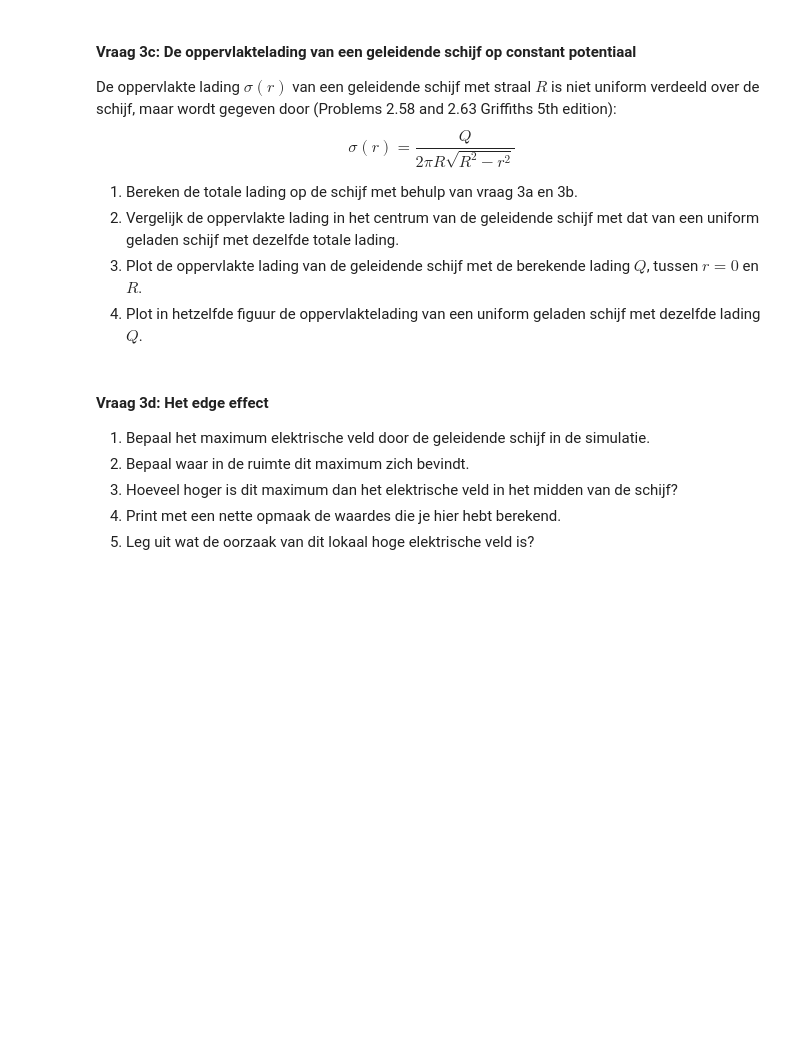
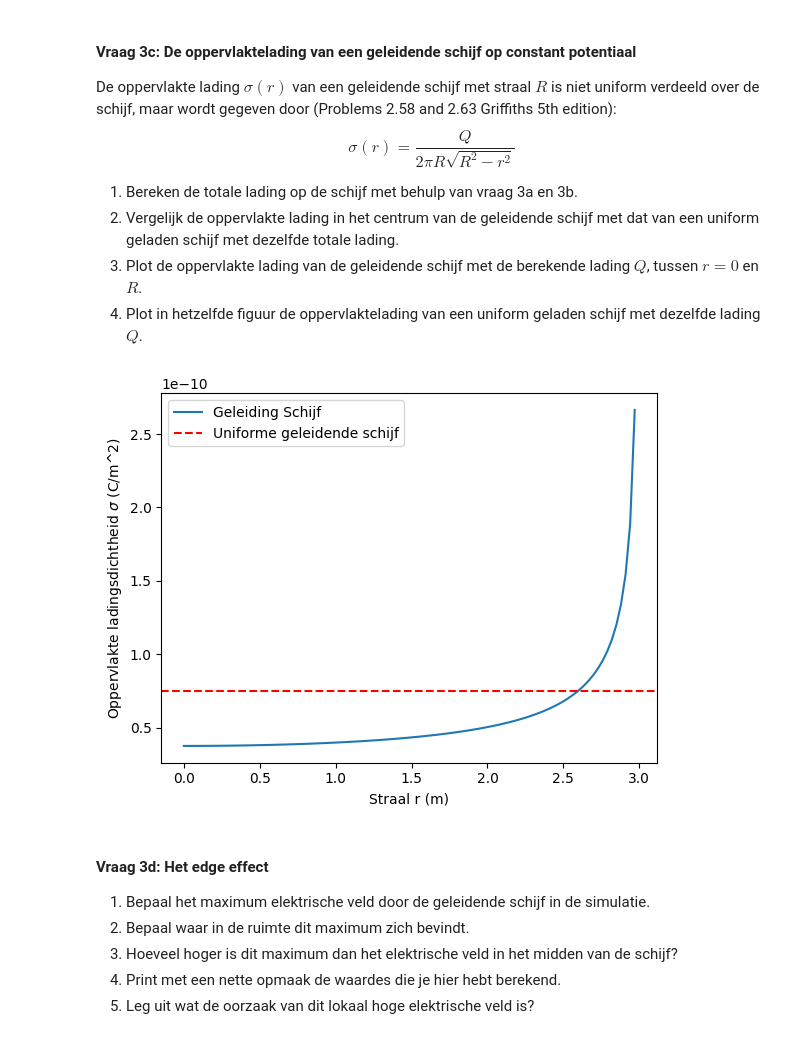
Before and after one commit to zidu2006/opdrachten-DEF-D, a Jupyter notebook: DigitaleOntwerpopdrachten/1CondensatorOpdracht/CondensatorOntwerpopdracht.ipynb, the cells around one changed output. Cells and saved outputs as stored; diff of their text form; code cells hidden in the pictures; blank space fills up the shorter version.

```diff
--- a/DigitaleOntwerpopdrachten/1CondensatorOpdracht/CondensatorOntwerpopdracht.ipynb
+++ b/DigitaleOntwerpopdrachten/1CondensatorOpdracht/CondensatorOntwerpopdracht.ipynb
@@ -289,0 +357,5 @@ plot_results_disk(Ez, Er, normE, V, r, z, grid_step, disk_radius, z_pos_disk1, z
+# %%
+epsilon0 = 8.854e-12
+
+sigma_mid = epsilon0 * E_mid
+print(f"De waarde van de oppervlakte ladingsdichtheid op het midden van de schijf is: {sigma_mid:.2e} C/m^2")
@@ -298,9 +372,26 @@ $$\sigma(r) = \frac{Q}{2 \pi R \sqrt{R^2 - r^2}}$$
 3. Plot de oppervlakte lading van de geleidende schijf met de berekende lading $Q$, tussen $r = 0$ en $R$.
 4. Plot in hetzelfde figuur de oppervlaktelading van een uniform geladen schijf met dezelfde lading $Q$.
 # %%
-###
-###Jouw code hier###
-###
+R = disk_radius
+Q_totaal = 8 * epsilon0 * R * V1
+
+sigma_uniform = Q_totaal / (np.pi * R**2)
+
+def sigma_geleiding(r, Q, R):
+    return Q / (2 * np.pi * R * np.sqrt(R**2 - r**2))
+
+r_test = np.linspace(0, R * 0.99, 100)
+sigma_test = sigma_geleiding(r_test, Q_totaal, R)
+
+plt.figure()
+plt.plot(r_test, sigma_test, label="Geleiding Schijf")
+plt.axhline(y = sigma_uniform, color='r', linestyle='--', label="Uniforme geleidende schijf")
+plt.xlabel("Straal r (m)")
+plt.ylabel("Oppervlakte ladingsdichtheid $\sigma$ (C/m^2)")
+plt.legend()
+plt.show()
+# %% [output]
+[figure, added]
 # %% [markdown]
 #### Vraag 3d: Het edge effect
 
```
Also changed, not shown: parts of 8 cells of this notebook.
